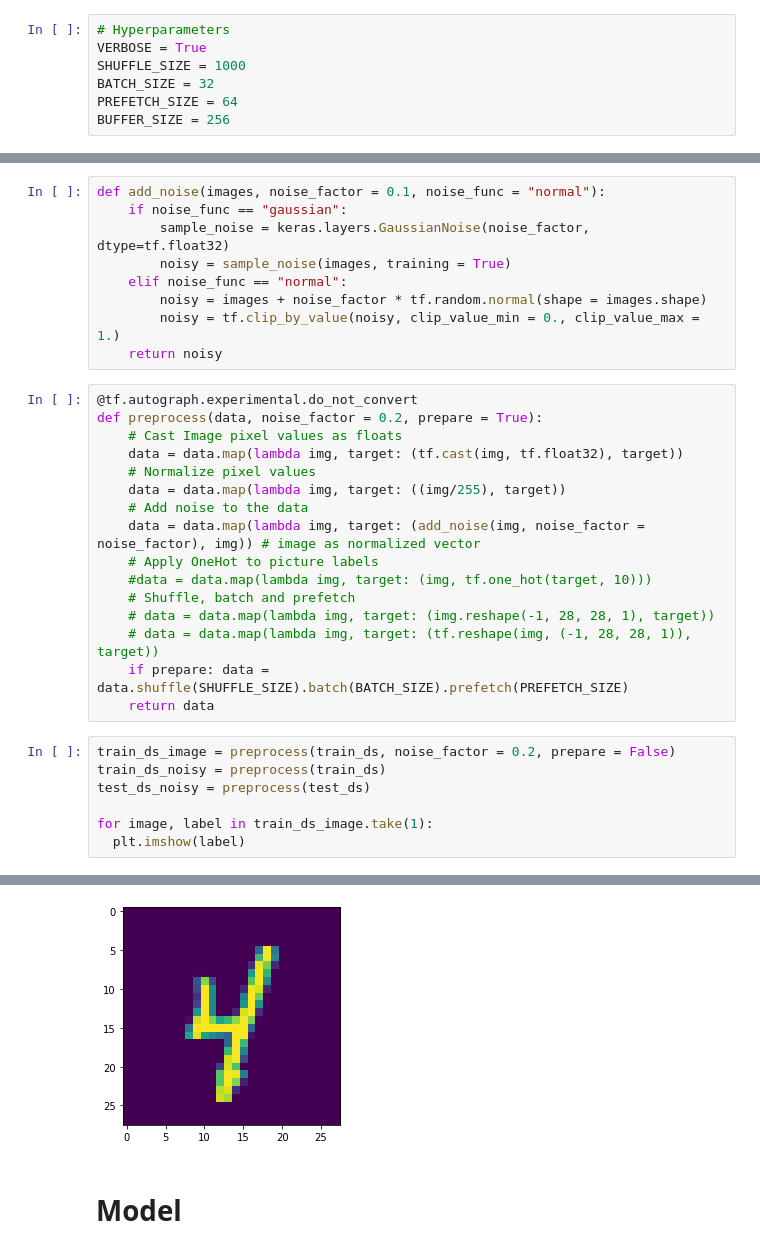
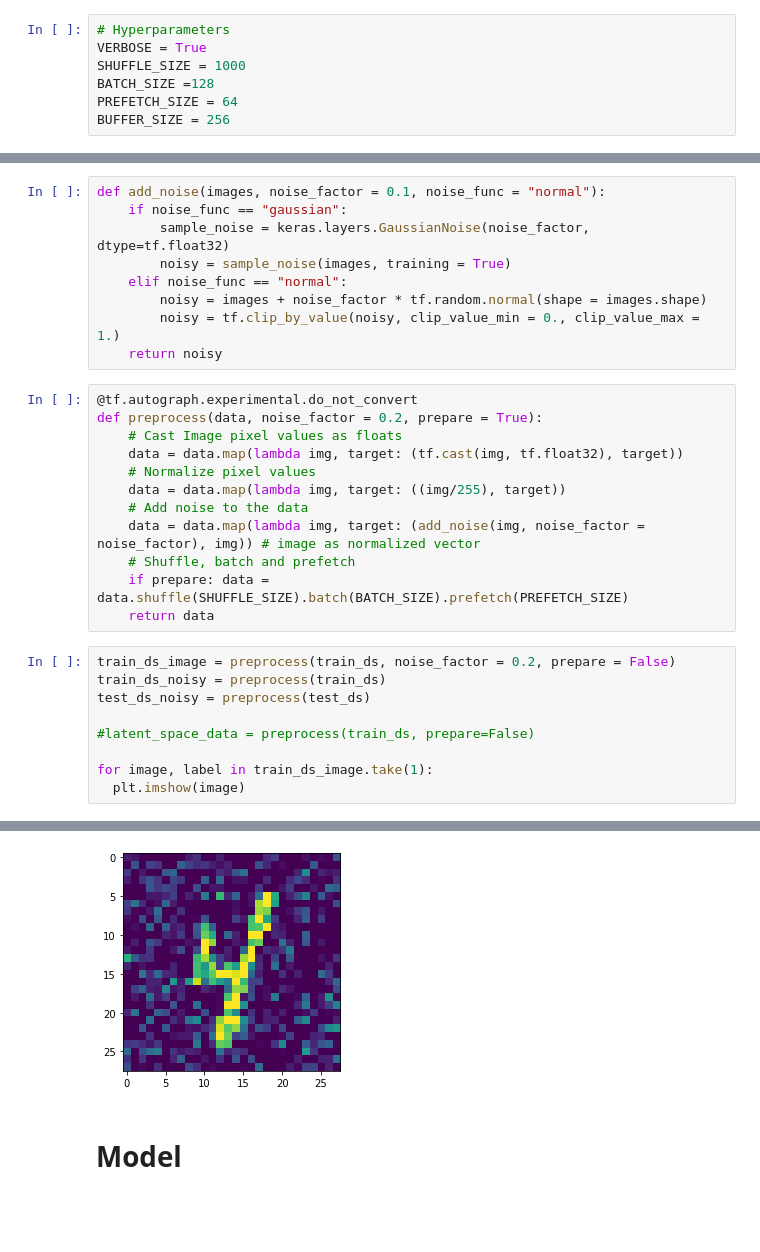
Before and after one commit to nlaasch/iannwtf, a Jupyter notebook: Homework 8/homework8.ipynb, the cells around one changed output, grey strips where cells are left out. Saved outputs shown, nothing was run; the diff lists cells and outputs as text; blank space fills up the shorter version.

```diff
--- a/Homework 8/homework8.ipynb
+++ b/Homework 8/homework8.ipynb
@@ -21,7 +23,7 @@ import time
 # Hyperparameters
 VERBOSE = True
 SHUFFLE_SIZE = 1000
-BATCH_SIZE = 32
+BATCH_SIZE =128
 PREFETCH_SIZE = 64
 BUFFER_SIZE = 256
 # %% [markdown]
@@ -54,11 +50,7 @@ def preprocess(data, noise_factor = 0.2, prepare = True):
     data = data.map(lambda img, target: ((img/255), target))
     # Add noise to the data
     data = data.map(lambda img, target: (add_noise(img, noise_factor = noise_factor), img)) # image as normalized vector
-    # Apply OneHot to picture labels
-    #data = data.map(lambda img, target: (img, tf.one_hot(target, 10)))
     # Shuffle, batch and prefetch
-    # data = data.map(lambda img, target: (img.reshape(-1, 28, 28, 1), target))
-    # data = data.map(lambda img, target: (tf.reshape(img, (-1, 28, 28, 1)), target))
     if prepare: data = data.shuffle(SHUFFLE_SIZE).batch(BATCH_SIZE).prefetch(PREFETCH_SIZE)
     return data
 # %%
@@ -66,6 +58,8 @@ train_ds_image = preprocess(train_ds, noise_factor = 0.2, prepare = False)
 train_ds_noisy = preprocess(train_ds)
 test_ds_noisy = preprocess(test_ds)
 
+#latent_space_data = preprocess(train_ds, prepare=False)
+
 for image, label in train_ds_image.take(1):
-  plt.imshow(label)
+  plt.imshow(image)
 # %% [output]
@@ -73,4 +67,4 @@ for image, label in train_ds_image.take(1):
-[figure, old version]
+[figure, new version]
 # %% [markdown]
 # Model
 # %% [markdown]
```
Also changed, not shown: parts of 12 cells of this notebook.
